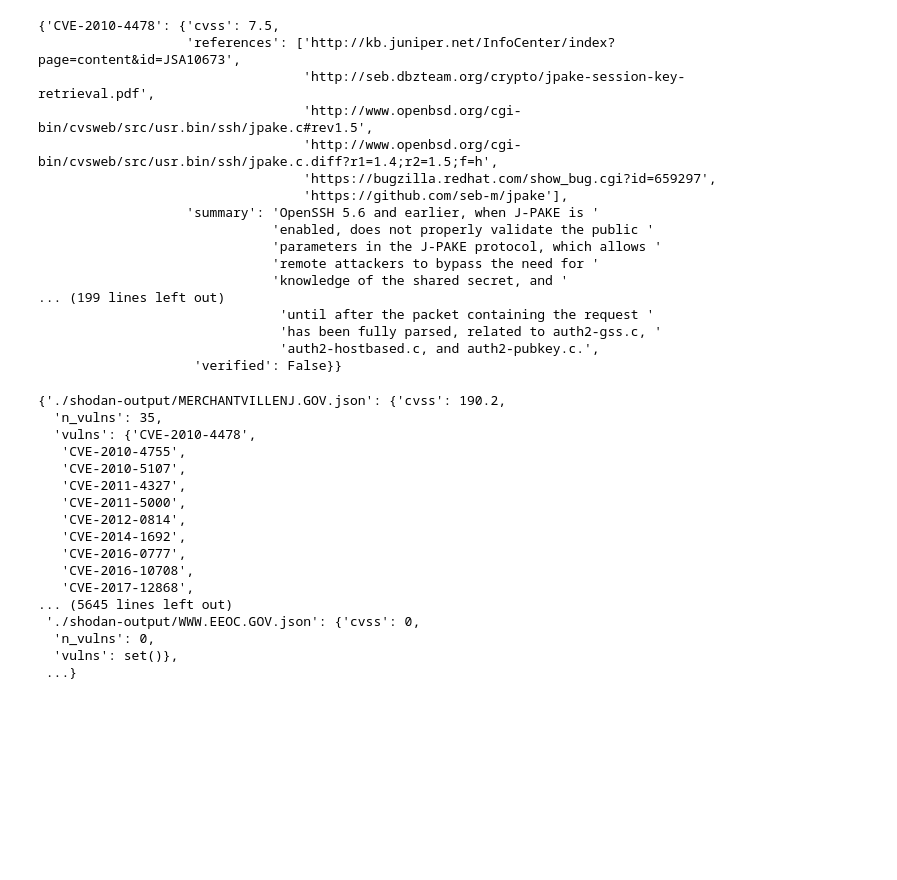
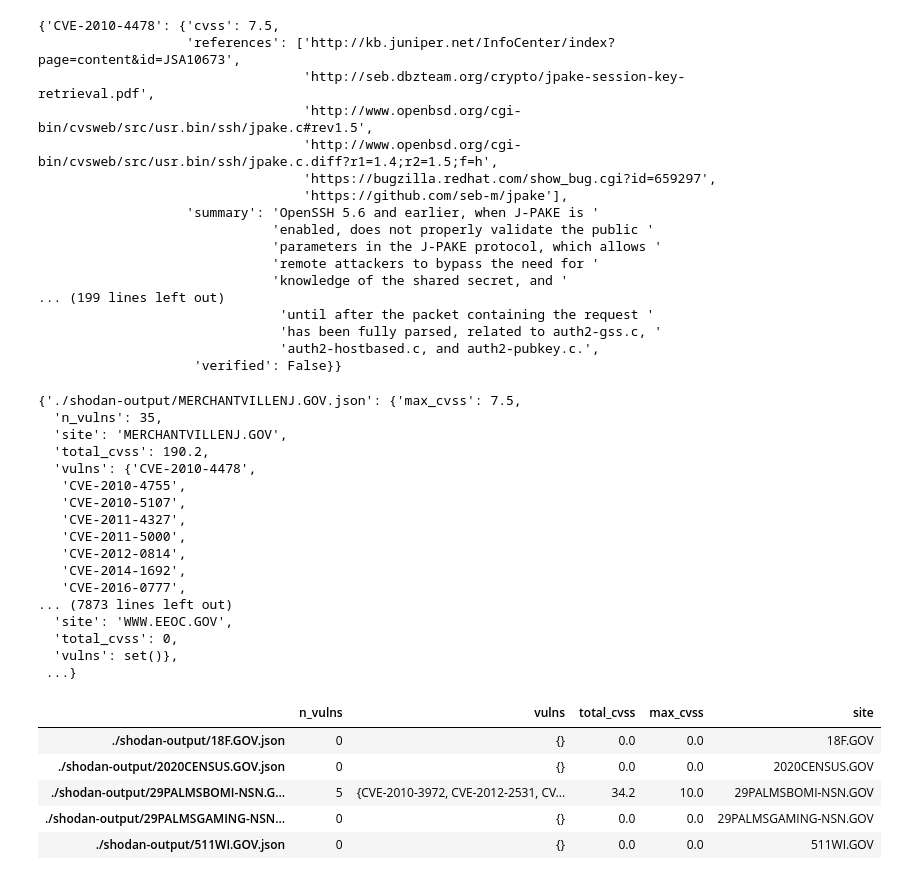
Before and after one commit to njohnson99/vulnerable-us-gov, a Jupyter notebook: json-parser.ipynb, the cells around one changed output. Cells and saved outputs as stored; diff of their text form; code cells hidden in the pictures; blank space fills up the shorter version.

Commit message:
merged site data

```diff
--- a/json-parser.ipynb
+++ b/json-parser.ipynb
@@ -12,3 +13,16 @@ files = glob.glob(path)
+# %%
+path = './shodan-output/*.json'
+files = glob.glob(path)
+
+file_to_site_dict = {}
+#the domains are the * part of the string
+for f in files:
+    site_str = f.split('/')[2]
+    site_l = site_str.split('.')
+    site_name = site_l[: len(site_l) - 1]
+    final_s = '.'.join(site_name)
+    #print(final_s)
+    file_to_site_dict[f] = final_s
 # %%
 site_dict = {}
 i = 0
@@ -81,24 +95,35 @@ for site in site_dict.keys():
     n_vulns = 0
     vuln_set = set()
     total_cvss = 0
+    max_cvss = 0
     for p in vuln_ports:
         for v in p['vulns']:
             if(not (v in vuln_set)):
                 n_vulns += 1
-                total_cvss += float(p['vulns'][v]['cvss'])
+                my_cvss = float(p['vulns'][v]['cvss'])
+                total_cvss += my_cvss
+                if(my_cvss > max_cvss):
+                    #print('hit')
+                    max_cvss = my_cvss
+
             vuln_set.add(v)
     #print(total_cvss)
     #print(n_vulns)
+    #print(max_cvss)
     site_obj = {}
     site_obj['n_vulns'] = n_vulns
     site_obj['vulns'] = vuln_set
-    site_obj['cvss'] = total_cvss
+    site_obj['total_cvss'] = total_cvss
+    site_obj['max_cvss'] = max_cvss
+    site_obj['site'] = file_to_site_dict[site]
     vuln_dict[site] = site_obj
 # %%
 vuln_dict
 # %% [output]
-{'./shodan-output/MERCHANTVILLENJ.GOV.json': {'cvss': 190.2,
+{'./shodan-output/MERCHANTVILLENJ.GOV.json': {'max_cvss': 7.5,
   'n_vulns': 35,
+  'site': 'MERCHANTVILLENJ.GOV',
+  'total_cvss': 190.2,
   'vulns': {'CVE-2010-4478',
    'CVE-2010-4755',
    'CVE-2010-5107',
@@ -107,11 +132,9 @@ vuln_dict
    'CVE-2012-0814',
    'CVE-2014-1692',
    'CVE-2016-0777',
-   'CVE-2016-10708',
-   'CVE-2017-12868',
-... (5645 lines left out)
- './shodan-output/WWW.EEOC.GOV.json': {'cvss': 0,
-  'n_vulns': 0,
+... (7873 lines left out)
+  'site': 'WWW.EEOC.GOV',
+  'total_cvss': 0,
   'vulns': set()},
  ...}
 # %%
@@ -122,2 +145,10 @@ with open('sorted.txt', 'w') as file:
 # %%
 vuln_df = pd.DataFrame.from_dict(vuln_dict, orient='index')
+vuln_df.head()
+# %% [output]
+|  | n_vulns | vulns | total_cvss | max_cvss | site |
+| ./shodan-output/18F.GOV.json | 0 | {} | 0.0 | 0.0 | 18F.GOV |
+| ./shodan-output/2020CENSUS.GOV.json | 0 | {} | 0.0 | 0.0 | 2020CENSUS.GOV |
+| ./shodan-output/29PALMSBOMI-NSN.G... | 5 | {CVE-2010-3972, CVE-2012-2531, CV... | 34.2 | 10.0 | 29PALMSBOMI-NSN.GOV |
+| ./shodan-output/29PALMSGAMING-NSN... | 0 | {} | 0.0 | 0.0 | 29PALMSGAMING-NSN.GOV |
+| ./shodan-output/511WI.GOV.json | 0 | {} | 0.0 | 0.0 | 511WI.GOV |
```
Also changed, not shown: parts of 5 cells of this notebook, 2 other files.
